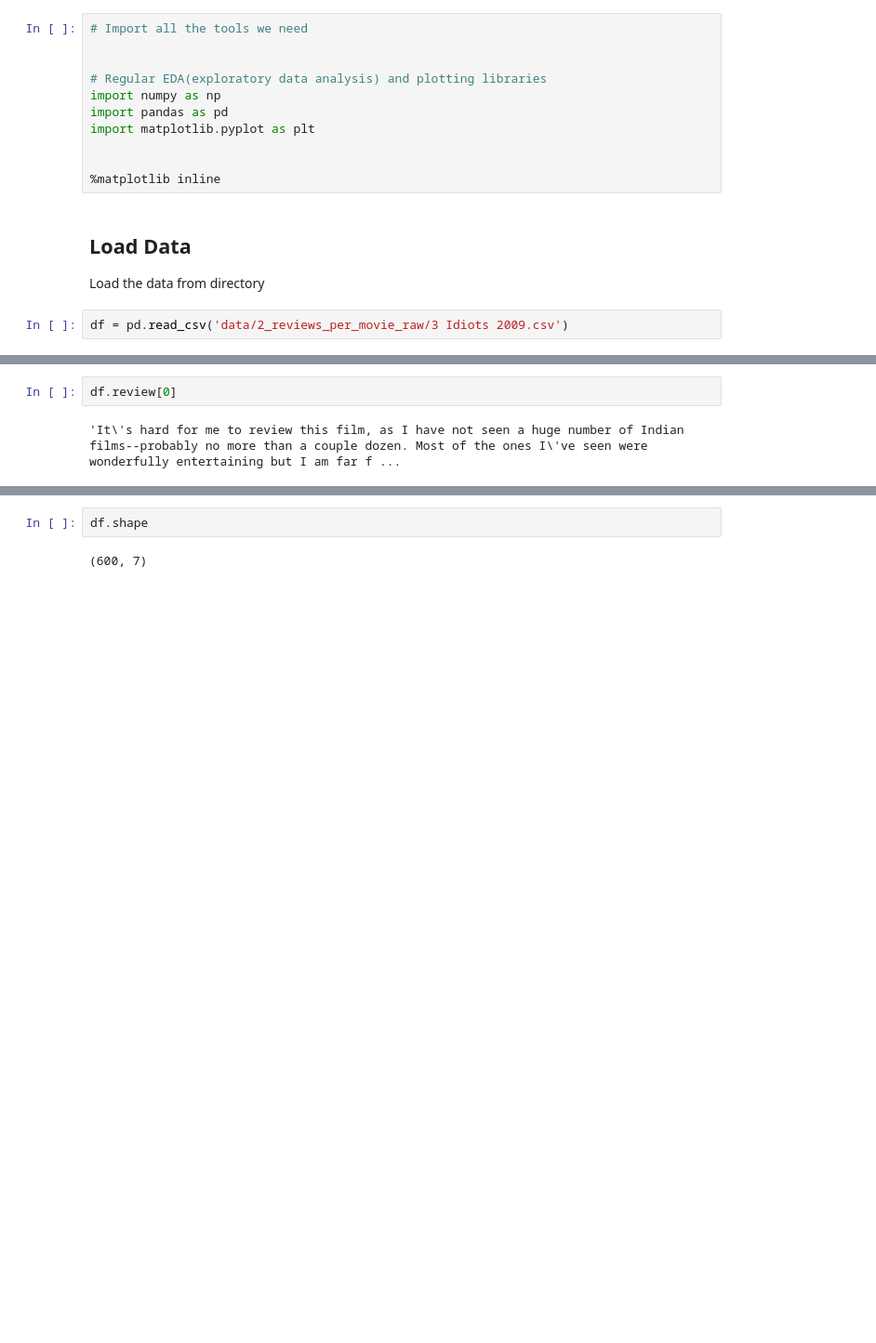
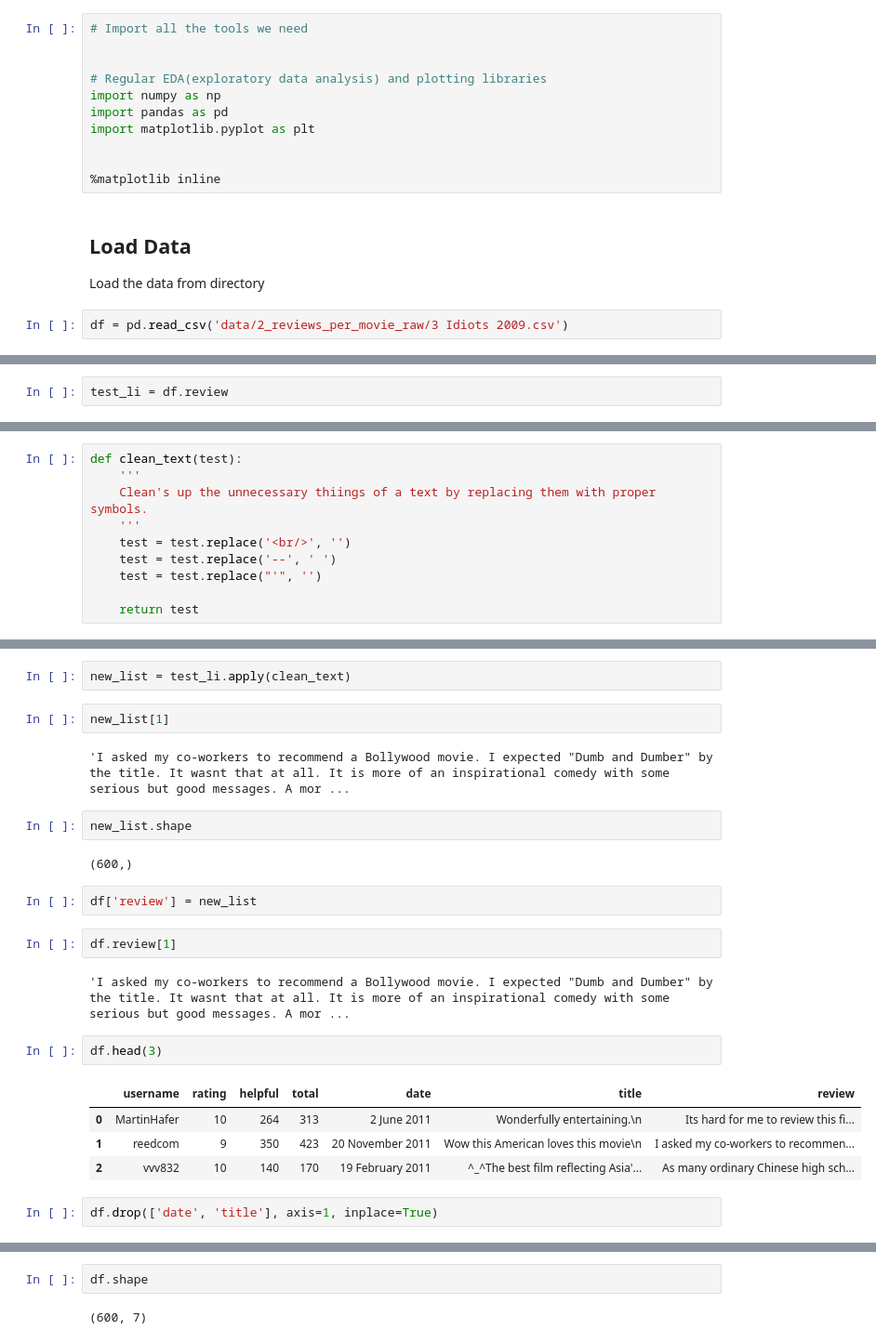
Before and after one commit to oitik/Movie_rating_prediction_using_machine_learning, a Jupyter notebook: first-notebook.ipynb, the cells around one changed output, grey strips where cells are left out. Shown: that part at 93% size. Drawn from its saved outputs; the diff is of its cells as text; blank space fills up the shorter version.

```diff
--- a/first-notebook.ipynb
+++ b/first-notebook.ipynb
@@ -78,0 +98,2 @@ df.head()
+# %%
+test_li = df.review
@@ -78,0 +104,10 @@ df.head()
+# %%
+def clean_text(test):
+    '''
+    Clean's up the unnecessary thiings of a text by replacing them with proper symbols.
+    '''
+    test = test.replace('<br/>', '')
+    test = test.replace('--', ' ')
+    test = test.replace("'", '')
+
+    return test
@@ -79,4 +118,25 @@ df.head()
+# %%
+new_list = test_li.apply(clean_text)
+# %%
+new_list[1]
+# %% [output]
+'I asked my co-workers to recommend a Bollywood movie. I expected "Dumb and Dumber" by the title. It wasnt that at all. It is more of an inspirational comedy with some serious but good messages. A mor ...
+# %%
+new_list.shape
+# %% [output]
+(600,)
 # %%
-df.review[0]
+df['review'] = new_list
-# %% [output]
-'It\'s hard for me to review this film, as I have not seen a huge number of Indian films--probably no more than a couple dozen. Most of the ones I\'ve seen were wonderfully entertaining but I am far f ...
+# %%
+df.review[1]
+# %% [output]
+'I asked my co-workers to recommend a Bollywood movie. I expected "Dumb and Dumber" by the title. It wasnt that at all. It is more of an inspirational comedy with some serious but good messages. A mor ...
+# %%
+df.head(3)
+# %% [output]
+|  | username | rating | helpful | total | date | title | review |
+| 0 | MartinHafer | 10 | 264 | 313 | 2 June 2011 | Wonderfully entertaining.\n | Its hard for me to review this fi... |
+| 1 | reedcom | 9 | 350 | 423 | 20 November 2011 | Wow this American loves this movie\n | I asked my co-workers to recommen... |
+| 2 | vvv832 | 10 | 140 | 170 | 19 February 2011 | ^_^The best film reflecting Asia'... | As many ordinary Chinese high sch... |
+# %%
+df.drop(['date', 'title'], axis=1, inplace=True)
```
Also changed, not shown: parts of 8 cells of this notebook.
